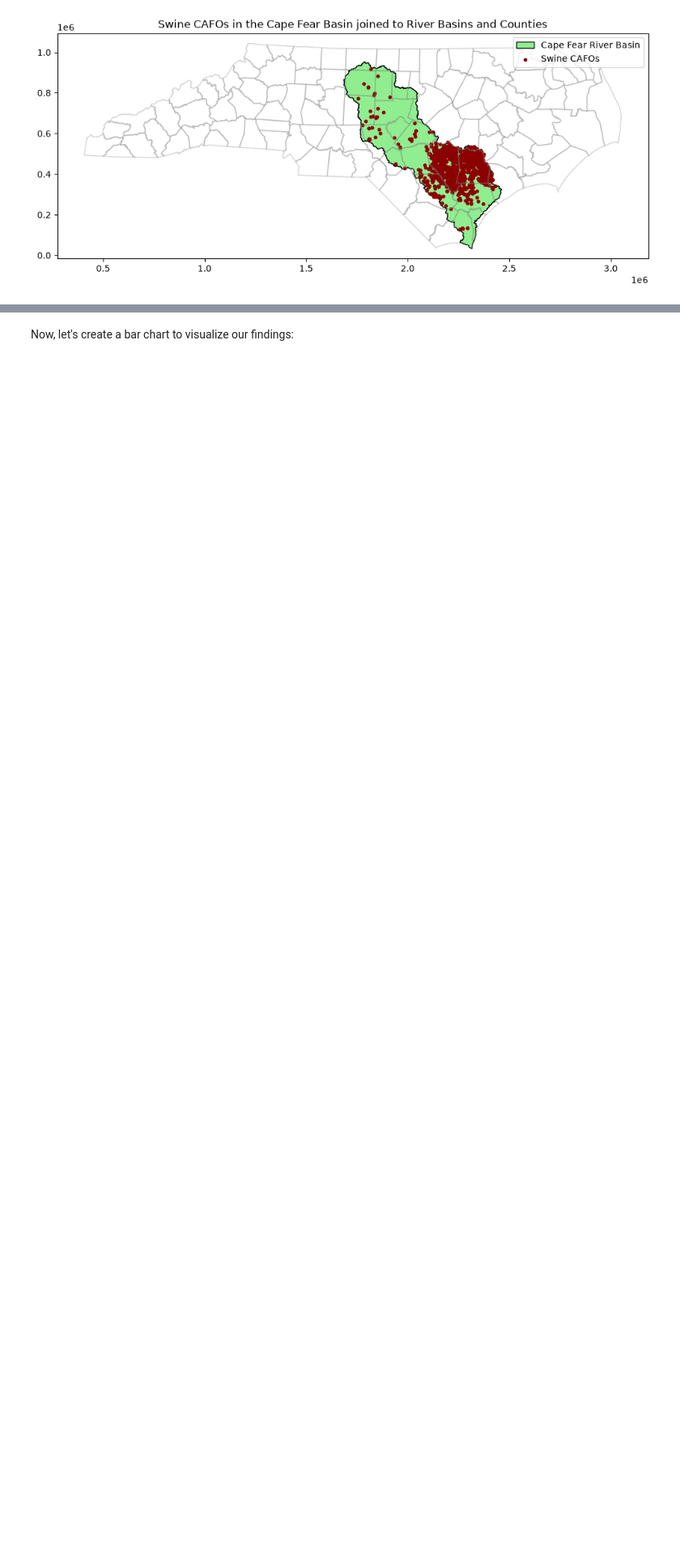
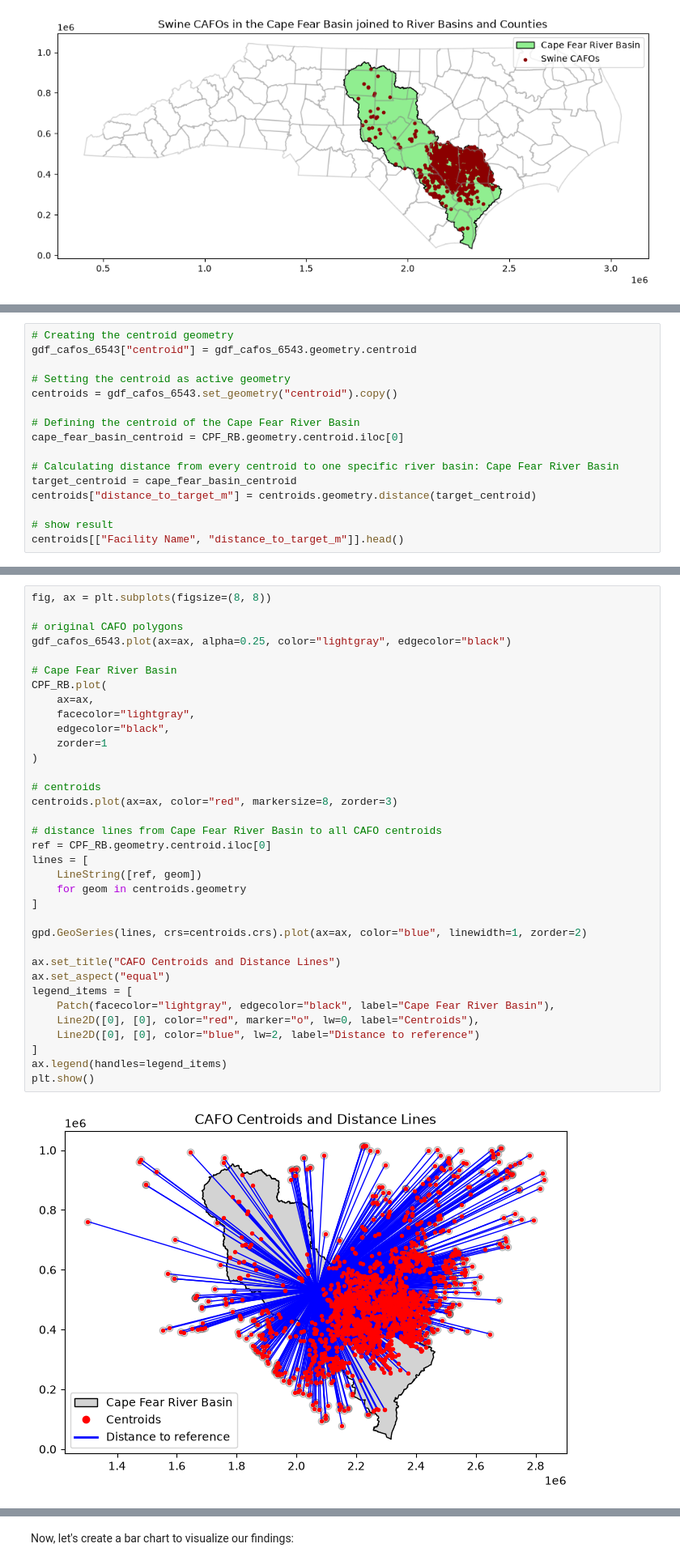
Before and after one commit to stromc485/geog592-stromc, a Jupyter notebook: schedule/week8/geopandas_proj.ipynb, the cells around one changed output, grey strips where cells are left out. Shown at 81% size. Drawn from its saved outputs; the diff is of its cells as text; blank space fills up the shorter version.

```diff
--- a/schedule/week8/geopandas_proj.ipynb
+++ b/schedule/week8/geopandas_proj.ipynb
@@ -330,0 +450,16 @@ plt.legend()
+# %%
+# Creating the centroid geometry
+gdf_cafos_6543["centroid"] = gdf_cafos_6543.geometry.centroid
+
+# Setting the centroid as active geometry
+centroids = gdf_cafos_6543.set_geometry("centroid").copy()
+
+# Defining the centroid of the Cape Fear River Basin
+cape_fear_basin_centroid = CPF_RB.geometry.centroid.iloc[0]
+
+# Calculating distance from every centroid to one specific river basin: Cape Fear River Basin
+target_centroid = cape_fear_basin_centroid
+centroids["distance_to_target_m"] = centroids.geometry.distance(target_centroid)
+
+# show result
+centroids[["Facility Name", "distance_to_target_m"]].head()
@@ -330,0 +496,37 @@ plt.legend()
+# %%
+fig, ax = plt.subplots(figsize=(8, 8))
+
+# original CAFO polygons
+gdf_cafos_6543.plot(ax=ax, alpha=0.25, color="lightgray", edgecolor="black")
+
+# Cape Fear River Basin
+CPF_RB.plot(
+    ax=ax,
+    facecolor="lightgray",
+    edgecolor="black",
+    zorder=1
+)
+
+# centroids
+centroids.plot(ax=ax, color="red", markersize=8, zorder=3)
+
+# distance lines from Cape Fear River Basin to all CAFO centroids
+ref = CPF_RB.geometry.centroid.iloc[0]
+lines = [
+    LineString([ref, geom])
+    for geom in centroids.geometry
+]
+
+gpd.GeoSeries(lines, crs=centroids.crs).plot(ax=ax, color="blue", linewidth=1, zorder=2)
+
+ax.set_title("CAFO Centroids and Distance Lines")
+ax.set_aspect("equal")
+legend_items = [
+    Patch(facecolor="lightgray", edgecolor="black", label="Cape Fear River Basin"),
+    Line2D([0], [0], color="red", marker="o", lw=0, label="Centroids"),
+    Line2D([0], [0], color="blue", lw=2, label="Distance to reference")
+]
+ax.legend(handles=legend_items)
+plt.show()
+# %% [output]
+[figure, added]
```
Also changed, not shown: parts of 30 cells of this notebook.
